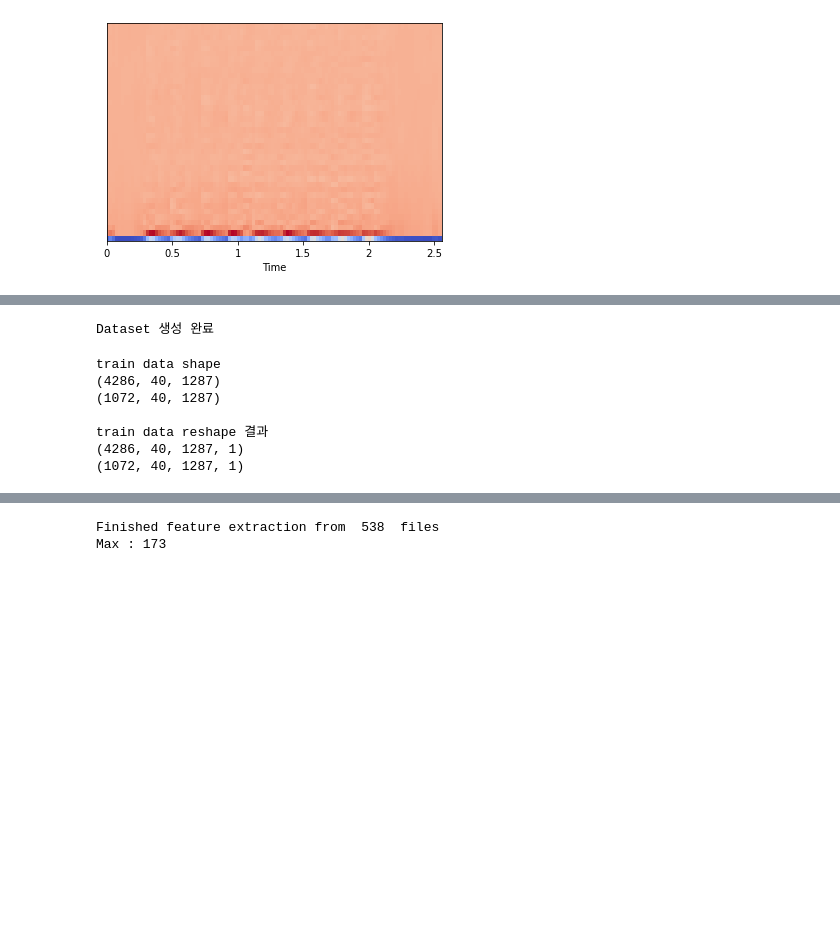
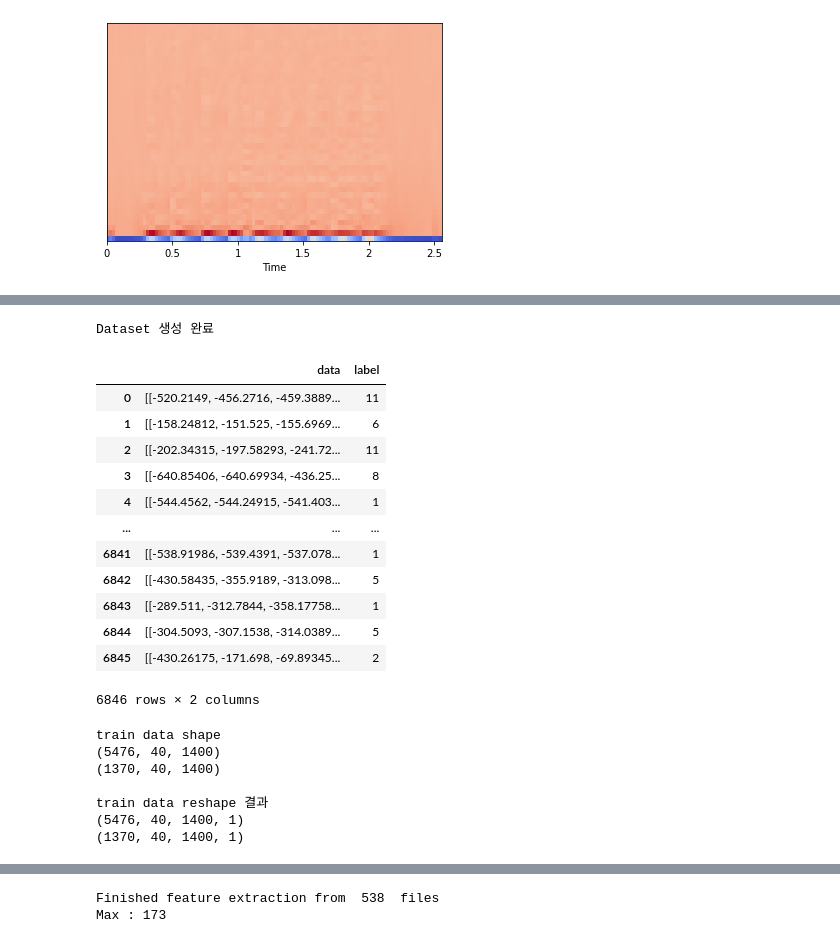
Before and after one commit to Michelle607/Grad_PJT, a Jupyter notebook: final_models.ipynb, the cells around one changed output, grey strips where cells are left out. Cells and saved outputs as stored; diff of their text form; code cells hidden in the pictures; blank space fills up the shorter version.

Commit message:
Colaboratory를 통해 생성됨

```diff
--- a/final_models.ipynb
+++ b/final_models.ipynb
@@ -291,7 +315,7 @@ The predicted class is: Jack Hammer
 # %%
 # extract feature 함수 재정의
 import numpy as np
-max_pad_len = 1287
+max_pad_len = 1400
 test_num = 0
 
 def extract_features_cnn(file_name):
@@ -311,8 +335,6 @@ def extract_features_cnn(file_name):
 
   return mfccs
 # %%
-folder = "/content/gdrive/MyDrive/Colab Notebooks/졸업 프로젝트/all"
-
 def make_cnn_dataset(folder) :
   dataset = []
   for file in tqdm(os.listdir(folder),colour='green'):
@@ -320,14 +342,31 @@ def make_cnn_dataset(folder) :
       abs_file_path = os.path.join(folder,file)
       data = extract_features_cnn(abs_file_path)
       class_label = int(meta_df[meta_df.slice_file_name == file].class_label)
-      dataset.append([data,class_label])
+      dataset.append([data, class_label])
 
   print("Dataset 생성 완료")
   return pd.DataFrame(dataset,columns=['data','label'])
-
-featuresdf_cnn = make_cnn_dataset(folder)
-# %% [output]
-Dataset 생성 완료
+# %%
+folder = "/content/gdrive/MyDrive/Colab Notebooks/졸업 프로젝트/all"
+featuresdf_cnn = make_cnn_dataset(folder)
+# %% [output]
+Dataset 생성 완료
+# %%
+featuresdf_cnn
+# %% [output]
+|  | data | label |
+| 0 | [[-520.2149, -456.2716, -459.3889... | 11 |
+| 1 | [[-158.24812, -151.525, -155.6969... | 6 |
+| 2 | [[-202.34315, -197.58293, -241.72... | 11 |
+| 3 | [[-640.85406, -640.69934, -436.25... | 8 |
+| 4 | [[-544.4562, -544.24915, -541.403... | 1 |
+| ... | ... | ... |
+| 6841 | [[-538.91986, -539.4391, -537.078... | 1 |
+| 6842 | [[-430.58435, -355.9189, -313.098... | 5 |
+| 6843 | [[-289.511, -312.7844, -358.17758... | 1 |
+| 6844 | [[-304.5093, -307.1538, -314.0389... | 5 |
+| 6845 | [[-430.26175, -171.698, -69.89345... | 2 |
+6846 rows × 2 columns
 # %%
 from sklearn.preprocessing import LabelEncoder
 from tensorflow.keras.utils import to_categorical
@@ -343,7 +382,7 @@ from sklearn.model_selection import train_test_split
 x_train, x_test, y_train, y_test = train_test_split(x, yy, test_size = 0.2, random_state = 42)
 # %%
 num_rows = 40
-num_columns = 1287
+num_columns = 1400
 num_channels = 1
 
 print("train data shape")
@@ -358,12 +397,12 @@ print(x_train.shape)
 print(x_test.shape)
 # %% [output]
 train data shape
-(4286, 40, 1287)
-(1072, 40, 1287)
+(5476, 40, 1400)
+(1370, 40, 1400)
 
 train data reshape 결과
-(4286, 40, 1287, 1)
-(1072, 40, 1287, 1)
+(5476, 40, 1400, 1)
+(1370, 40, 1400, 1)
 # %%
 import numpy as np
 from keras.models import Sequential
```
Also changed, not shown: parts of 22 cells of this notebook.
